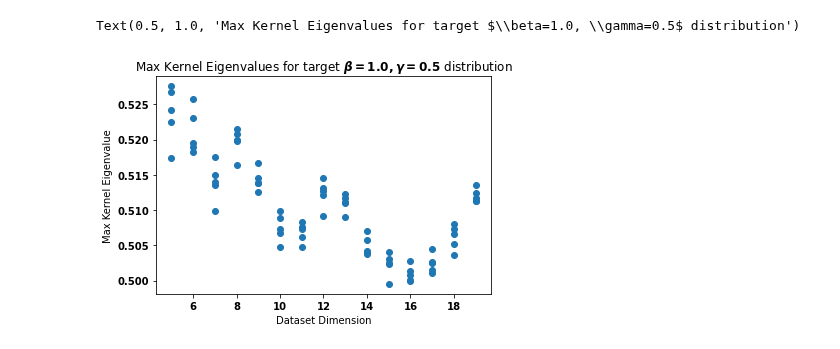
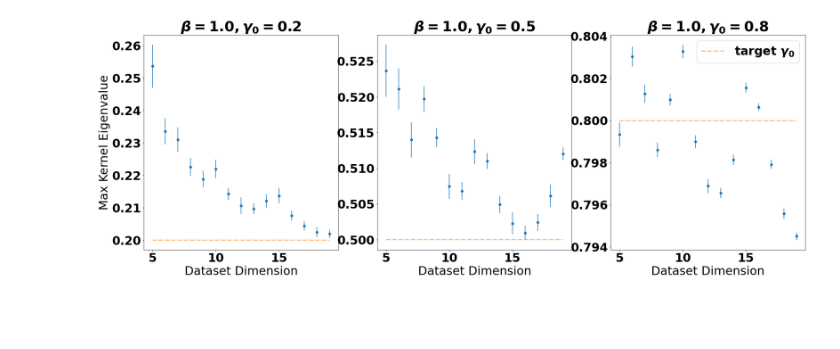
Before and after one commit to lslattery11/quantum_kernel, a Jupyter notebook: notebooks/data_visualization/iqp_gd_scaling_final.ipynb, the cells around one changed output. Cells and saved outputs as stored; diff of their text form; code cells hidden in the pictures; blank space fills up the shorter version.

```diff
--- a/notebooks/data_visualization/iqp_gd_scaling_final.ipynb
+++ b/notebooks/data_visualization/iqp_gd_scaling_final.ipynb
@@ -38,9 +38,11 @@ warnings.filterwarnings("ignore")
 # Get kernel results for the different ml models and dataset.d
 dfs = {}
 beta=1.0
-gamma=0.5
+gammas=[0.2,0.5,0.8]
 folders = [
-    ("/mnt/c/Users/lslat/Data/QK_project/results/Sparse_IQP/final_gennorm/beta{}gamma{}/".format(beta,gamma),'Sparse_IQP'),
+    ("/mnt/c/Users/lslat/Data/QK_project/results/Sparse_IQP/final_gennorm/beta{}gamma{}/".format(beta,gammas[0]),'Sparse_IQP'),
+    ("/mnt/c/Users/lslat/Data/QK_project/results/Sparse_IQP/final_gennorm/beta{}gamma{}/".format(beta,gammas[1]),'Sparse_IQP'),
+    ("/mnt/c/Users/lslat/Data/QK_project/results/Sparse_IQP/final_gennorm/beta{}gamma{}/".format(beta,gammas[2]),'Sparse_IQP'),
 ]
 
 cols_to_drop=['args', 'K_train_time', 'rdms',
@@ -51,6 +53,10 @@ def get_dfs_from_folder(folder,prefix,cols_to_drop):
     dfs[prefix] = aggregate_shapes(folder,prefix,cols_to_drop=cols_to_drop)
     return dfs
 
-dfs=get_dfs_from_folder(folders[0][0],folders[0][1],cols_to_drop)
+dfs0=get_dfs_from_folder(folders[0][0],folders[0][1],cols_to_drop)
+dfs1=get_dfs_from_folder(folders[1][0],folders[1][1],cols_to_drop)
+dfs2=get_dfs_from_folder(folders[2][0],folders[2][1],cols_to_drop)
+
+dfs_list=[dfs0,dfs1,dfs2]
 # %%
 save_folder='/mnt/c/Users/lslat/Data/QK_project/results/figs/'
@@ -60,11 +63,22 @@ target_iqp_df=iqp_df[(iqp_df['density']!=0) & (iqp_df['beta']==beta)]
-# %%
-xp=target_iqp_df.dataset_dim.values
-yp=target_iqp_df.apply(lambda x: max(x.kernel_eigenvalues),axis=1).values
-plt.scatter(xp,yp)
-plt.ylabel('Max Kernel Eigenvalue')
-plt.xlabel('Dataset Dimension')
-plt.title(rf'Max Kernel Eigenvalues for target $\beta={beta}, \gamma={gamma}$ distribution')
-# %% [output]
-Text(0.5, 1.0, 'Max Kernel Eigenvalues for target $\\beta=1.0, \\gamma=0.5$ distribution')
-[figure, removed]
+# %%
+fig, axs = plt.subplots(1,len(dfs_list),figsize=(30,10))
+axs[0].set_ylabel('Max Kernel Eigenvalue')
+
+gammas=[0.2,0.5,0.8]
+for gamma,ax,dfs in zip(gammas,axs,dfs_list):
+    iqp_df=dfs['Sparse_IQP']
+    target_iqp_df=iqp_df[(iqp_df['density']!=0) & (iqp_df['beta']==beta)]
+    xp=list(set(target_iqp_df.dataset_dim.values))
+    yp=[np.mean(target_iqp_df[target_iqp_df.dataset_dim==x].apply(lambda x: max(x.kernel_eigenvalues),axis=1).values) for x in xp]
+    yerr=[np.std(target_iqp_df[target_iqp_df.dataset_dim==x].apply(lambda x: max(x.kernel_eigenvalues),axis=1).values) for x in xp]
+
+    ax.errorbar(xp,yp,yerr=yerr,fmt='o',ls='')
+    ax.set_xlabel('Dataset Dimension')
+    ax.set_title(rf'$\beta={beta}, \gamma_{0}={gamma}$',color='black')
+
+    ax.plot(xp,len(xp)*[gamma],ls='-.',label=r'target $\gamma_{0}$')
+ax.legend()
+fig.savefig(f'{save_folder}IQP_max_eigval_v_dim_fixed_beta{beta}.png')
+# %% [output]
+[figure, added]
 # %%
```
Also changed, not shown: parts of 10 cells of this notebook, 4 other files.
